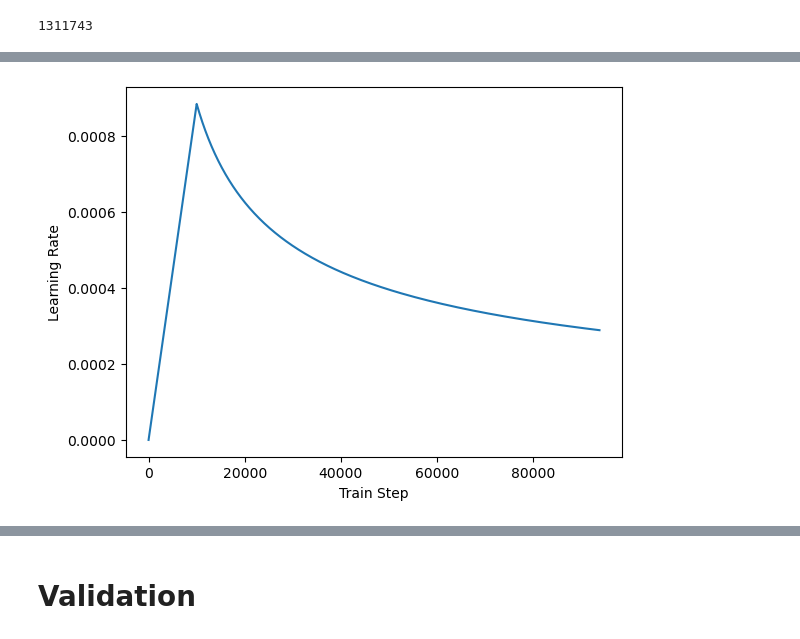
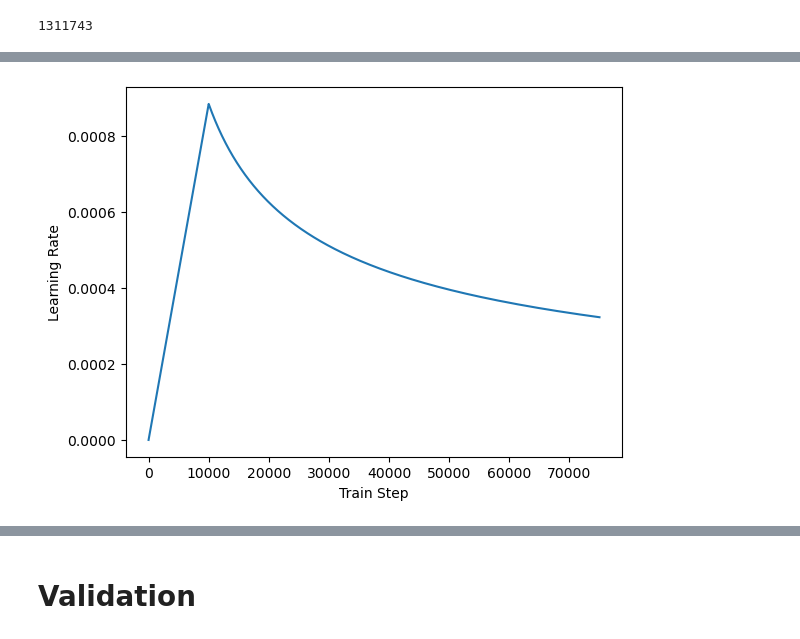
Before and after one commit to EnricRovira/025_Kaggle-OTTO-Recsys-2022, a Jupyter notebook: 1_Scripts/1_Model_v0.4.ipynb, the cells around one changed output, grey strips where cells are left out. Cells and saved outputs as stored; diff of their text form; code cells hidden in the pictures.

```diff
--- a/1_Scripts/1_Model_v0.4.ipynb
+++ b/1_Scripts/1_Model_v0.4.ipynb
@@ -542,12 +543,13 @@ def create_folder_with_version(base_name, checkpoint_path):
         return base_name
 # %%
 tmp_lr = CustomSchedule(128, 10_000, weight_decay=None)
-plt.plot(tmp_lr(tf.range(12_000_000 // (32 * 4), dtype=tf.float32)))
+# plt.plot(tmp_lr(tf.range(12_000_000 // (32 * 4), dtype=tf.float32)))
+plt.plot(tmp_lr(tf.range(12_000_000 // (8 * 20), dtype=tf.float32)))
 plt.ylabel('Learning Rate')
 plt.xlabel('Train Step')
 plt.show();
 # %% [output]
-[figure, old version]
+[figure, new version]
 # %%
 ####################################################
 
```
Also changed, not shown: parts of 4 cells of this notebook.
